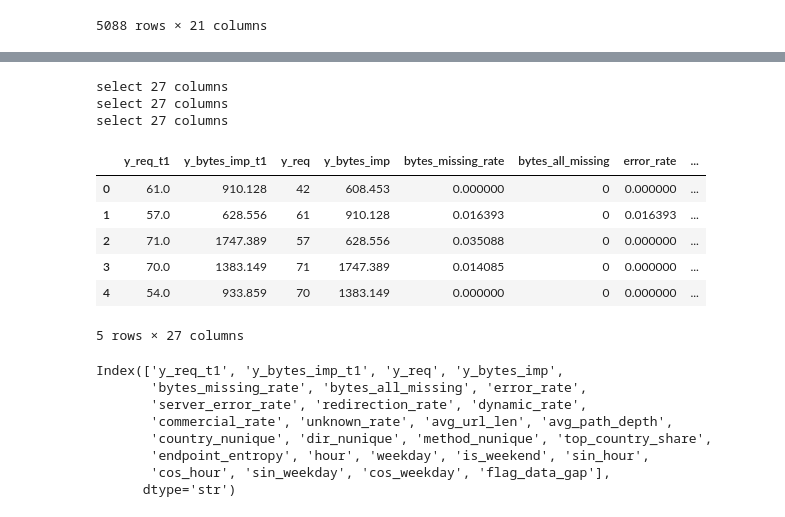
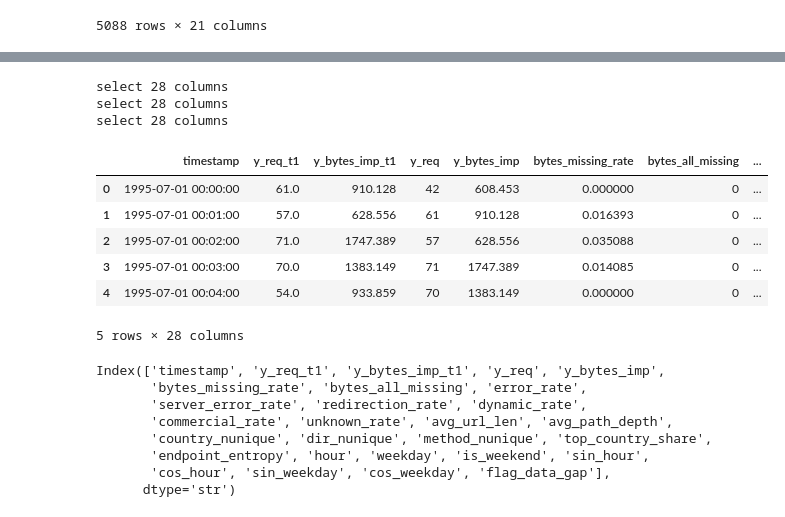
Before and after one commit to quanai06/DATAFLOW_2026_UET.EPOCH_0_AUTOSCALING_ANALYSIS, a Jupyter notebook: notebooks/aggregation_and_feature_engineering.ipynb, the cells around one changed output, grey strips where cells are left out. Drawn from its saved outputs; the diff is of its cells as text; code cells hidden in the pictures.

```diff
--- a/notebooks/aggregation_and_feature_engineering.ipynb
+++ b/notebooks/aggregation_and_feature_engineering.ipynb
@@ -412,6 +412,7 @@ def create_time_features(df: pd.DataFrame)-> pd.DataFrame:
 def select_features(df:pd.DataFrame,target_cols :List[str] =["y_req_t1","y_bytes_imp_t1"],gap_flag_col :str="flag_data_gap",)-> pd.DataFrame:
     df=df.sort_values("timestamp")
     candidate_features=[
+        "timestamp",
         *target_cols,
 
         "y_req",
@@ -440,47 +441,47 @@ def select_features(df:pd.DataFrame,target_cols :List[str] =["y_req_t1","y_bytes
         "top_country_share",
         "endpoint_entropy",
 
         # Time features
         "hour",
         "weekday",
         "is_weekend",
         "sin_hour",
         "cos_hour",
         "sin_weekday",
         "cos_weekday",
 
         # Gap flag
         gap_flag_col,
         ]
     print(f"select {len(candidate_features)} columns")
     df=df[candidate_features]
     return df
 def preprocess(df:pd.DataFrame,):
     df=df.copy()
 
     df=create_time_features(df)
     df=select_features(df)
 
     return df
 df_1m_preprocessed=preprocess(df_1m_no_missing)
 df_5m_preprocessed=preprocess(df_5m_no_missing)
 df_15m_preprocessed=preprocess(df_15m_no_missing)
 df_1m_preprocessed.head(5)
 # %% [output]
-select 27 columns
-select 27 columns
-select 27 columns
+select 28 columns
+select 28 columns
+select 28 columns
-|  | y_req_t1 | y_bytes_imp_t1 | y_req | y_bytes_imp | bytes_missing_rate | bytes_all_missing | error_rate | ... |
-| 0 | 61.0 | 910.128 | 42 | 608.453 | 0.000000 | 0 | 0.000000 | ... |
-| 1 | 57.0 | 628.556 | 61 | 910.128 | 0.016393 | 0 | 0.016393 | ... |
-| 2 | 71.0 | 1747.389 | 57 | 628.556 | 0.035088 | 0 | 0.000000 | ... |
-| 3 | 70.0 | 1383.149 | 71 | 1747.389 | 0.014085 | 0 | 0.000000 | ... |
-| 4 | 54.0 | 933.859 | 70 | 1383.149 | 0.000000 | 0 | 0.000000 | ... |
+|  | timestamp | y_req_t1 | y_bytes_imp_t1 | y_req | y_bytes_imp | bytes_missing_rate | bytes_all_missing | ... |
+| 0 | 1995-07-01 00:00:00 | 61.0 | 910.128 | 42 | 608.453 | 0.000000 | 0 | ... |
+| 1 | 1995-07-01 00:01:00 | 57.0 | 628.556 | 61 | 910.128 | 0.016393 | 0 | ... |
+| 2 | 1995-07-01 00:02:00 | 71.0 | 1747.389 | 57 | 628.556 | 0.035088 | 0 | ... |
+| 3 | 1995-07-01 00:03:00 | 70.0 | 1383.149 | 71 | 1747.389 | 0.014085 | 0 | ... |
+| 4 | 1995-07-01 00:04:00 | 54.0 | 933.859 | 70 | 1383.149 | 0.000000 | 0 | ... |
-5 rows × 27 columns
+5 rows × 28 columns
 # %%
 df_1m_preprocessed.columns
 # %% [output]
-Index(['y_req_t1', 'y_bytes_imp_t1', 'y_req', 'y_bytes_imp',
+Index(['timestamp', 'y_req_t1', 'y_bytes_imp_t1', 'y_req', 'y_bytes_imp',
        'bytes_missing_rate', 'bytes_all_missing', 'error_rate',
        'server_error_rate', 'redirection_rate', 'dynamic_rate',
        'commercial_rate', 'unknown_rate', 'avg_url_len', 'avg_path_depth',
```
Also changed, not shown: parts of 7 cells of this notebook, 3 other files.
